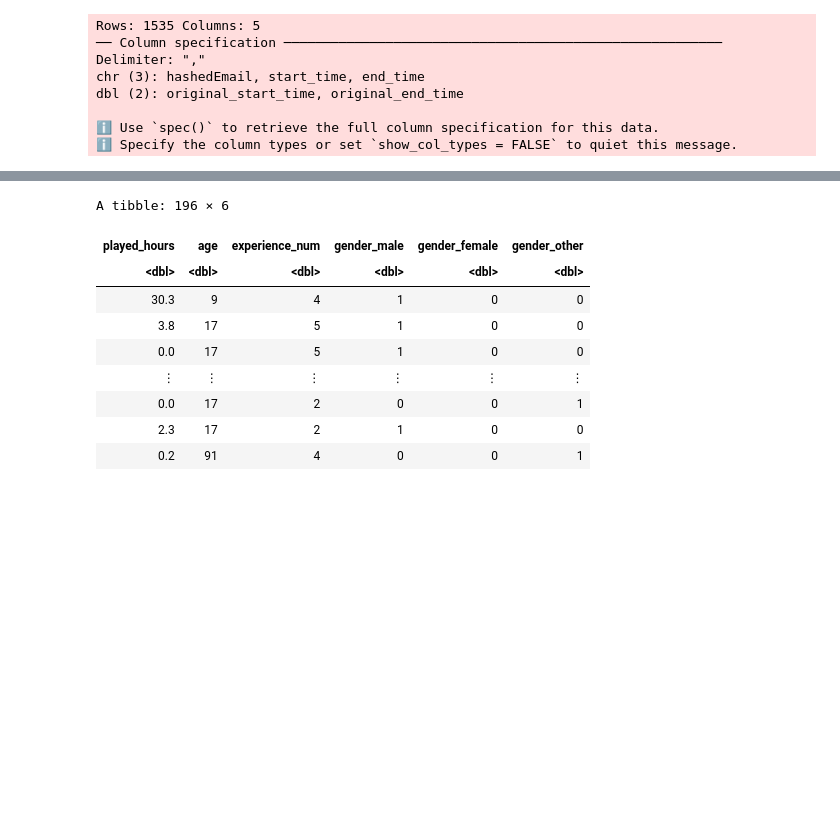
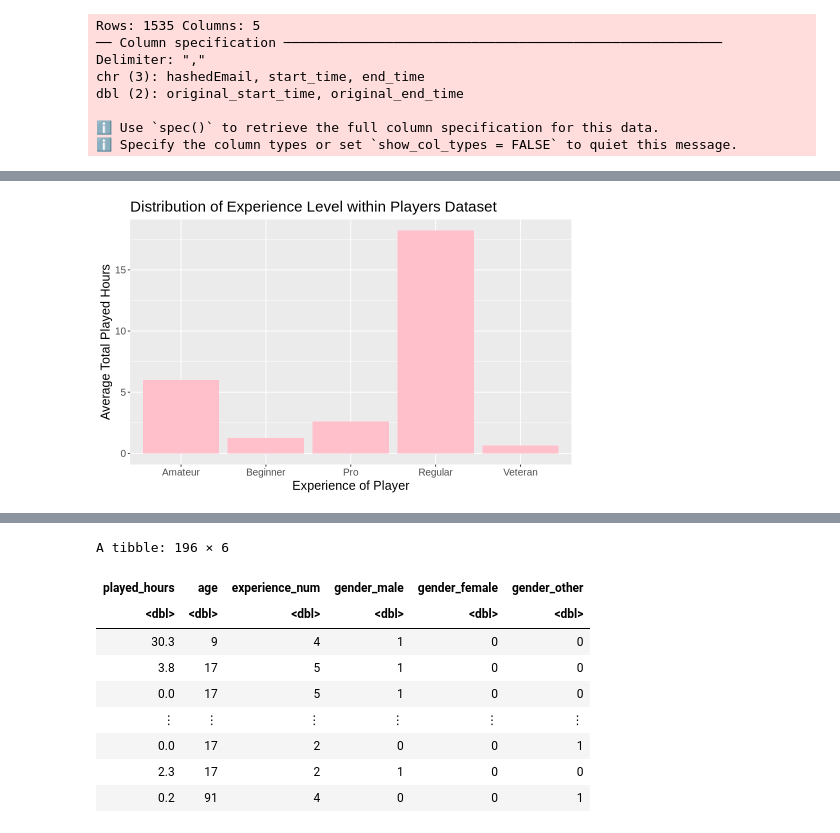
Before and after one commit to jyuxinshu/plaicraft, a Jupyter notebook: plaicraft.ipynb, the cells around one changed output, grey strips where cells are left out. Saved outputs shown, nothing was run; the diff lists cells and outputs as text; code cells hidden in the pictures; blank space fills up the shorter version.

```diff
--- a/plaicraft.ipynb
+++ b/plaicraft.ipynb
@@ -65,0 +82,8 @@ dbl (2): original_start_time, original_end_time
+# %%
+#SUMMARY OF DATA: Calculating the mean number of hours each experience level spends playing
+
+players_exp_mean <- players_tidy |>
+group_by(experience) |>
+summarize(mean_hours = mean(played_hours))
+
+players_exp_mean
@@ -65,0 +99,15 @@ dbl (2): original_start_time, original_end_time
+# %%
+#SUMMARY OF DATA: Finding the distribution of player experience within dataset
+
+players_experience_plot <- players_exp_mean |>
+    ggplot(aes(x = experience, y = mean_hours)) +
+    geom_bar(stat="identity", fill = "pink") +
+    labs(x = "Experience of Player",
+        y = "Average Total Played Hours") +
+    theme(text = element_text(size = 15)) +
+    ggtitle("Distribution of Experience Level within Players Dataset")
+
+
+players_experience_plot
+# %% [output]
+[figure, new version]
```
Also changed, not shown: parts of 23 cells of this notebook.
